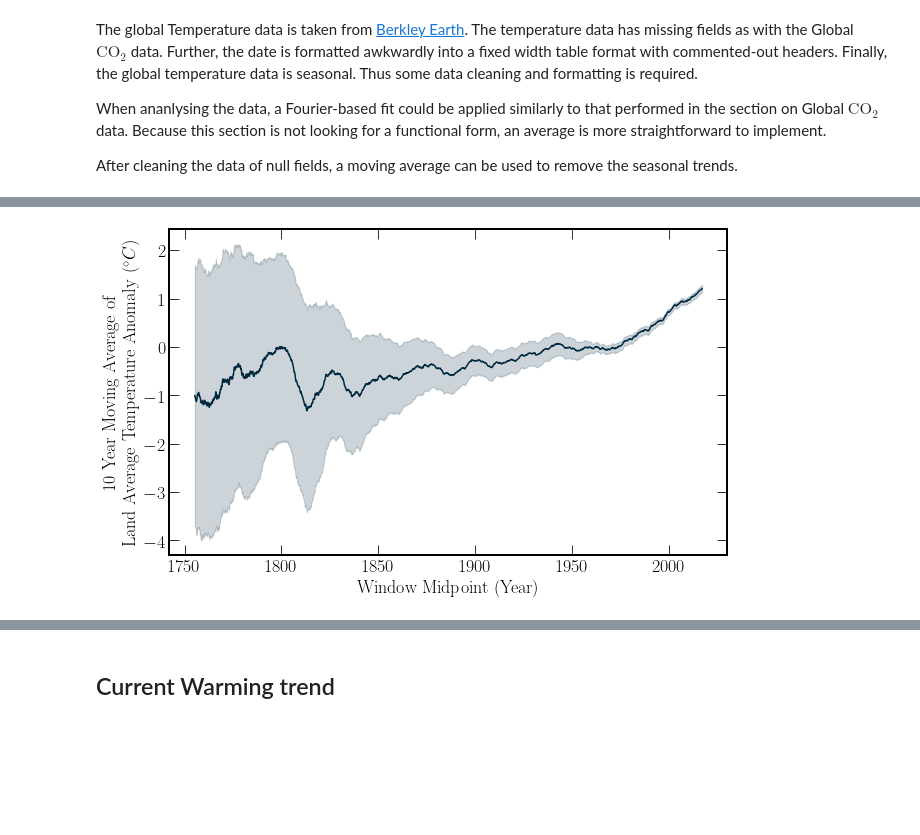
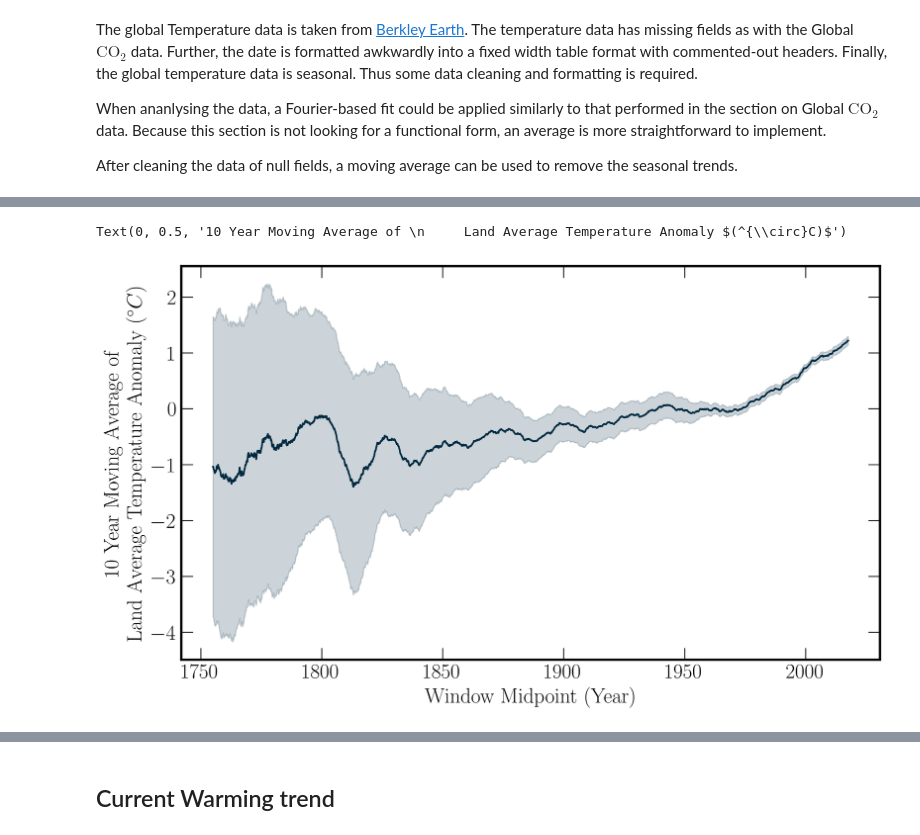
Before and after one commit to seancraven/CDS_book, a Jupyter notebook: _sources/Chapter_1/temp_co2.ipynb, the cells around one changed output, grey strips where cells are left out. Drawn from its saved outputs; the diff is of its cells as text; code cells hidden in the pictures; blank space fills up the shorter version.

```diff
--- a/_sources/Chapter_1/temp_co2.ipynb
+++ b/_sources/Chapter_1/temp_co2.ipynb
@@ -11,8 +11,8 @@ from dur_utils import colours
 from numpy.lib.stride_tricks import sliding_window_view
 from scipy.optimize import curve_fit
 from scipy import stats
-import matplotlib as mpl
-mpl.style.use('../matplotlibrc')
+
+plt.style.use("../CDS.mplstyle")
 # %% [markdown]
 The global Temperature data is taken from [Berkley Earth](http://berkeleyearth.org/data/). The temperature data has missing fields as with the Global $\text{CO}_2$ data. Further, the date is formatted awkwardly into a fixed width table format with commented-out headers. Finally, the global temperature data is seasonal. Thus some data cleaning and formatting is required.
 
@@ -84,25 +108,19 @@ def P1(x, a0, a1):
 # %%
-fig, ax = plt.subplots(1, 1, figsize = (10, 6))
-ave_temp = np.mean(win_ave_temp,axis=1)
+fig, ax = plt.subplots(1, 1, figsize=(10, 6))
+ave_temp = np.mean(win_ave_temp, axis=1)
 ave_unc = np.mean(win_ave_unc, axis=1)
 lb, ub = lb_ub(ave_temp, ave_unc)
-#Plotting
-ax.plot(time_midpoint,
-    ave_temp,
-    color=colours.durham.ink
-    )
-ax.fill_between(time_midpoint,
-    lb,
-    ub,
-    color = colours.durham.ink,
-    alpha=0.2
-    )
-ax.set_xlabel('Window Midpoint (Year)')
-ax.set_ylabel('10 Year Moving Average of \n \
-    Land Average Temperature Anomaly $(^{\circ}C)$'
-    );
+# Plotting
+ax.plot(time_midpoint, ave_temp, color=colours.durham.ink)
+ax.fill_between(time_midpoint, lb, ub, color=colours.durham.ink, alpha=0.2)
+ax.set_xlabel("Window Midpoint (Year)")
+ax.set_ylabel(
+    "10 Year Moving Average of \n \
+    Land Average Temperature Anomaly $(^{\circ}C)$"
+);
 # %% [output]
+Text(0, 0.5, '10 Year Moving Average of \n     Land Average Temperature Anomaly $(^{\\circ}C)$')
-[figure, old version]
+[figure, new version]
 # %% [markdown]
 ## Predictions
 Global temperatures provide an interesting case study for a further introduction to predictive modeling.
```
Also changed, not shown: parts of 8 cells of this notebook, 20 other files.
